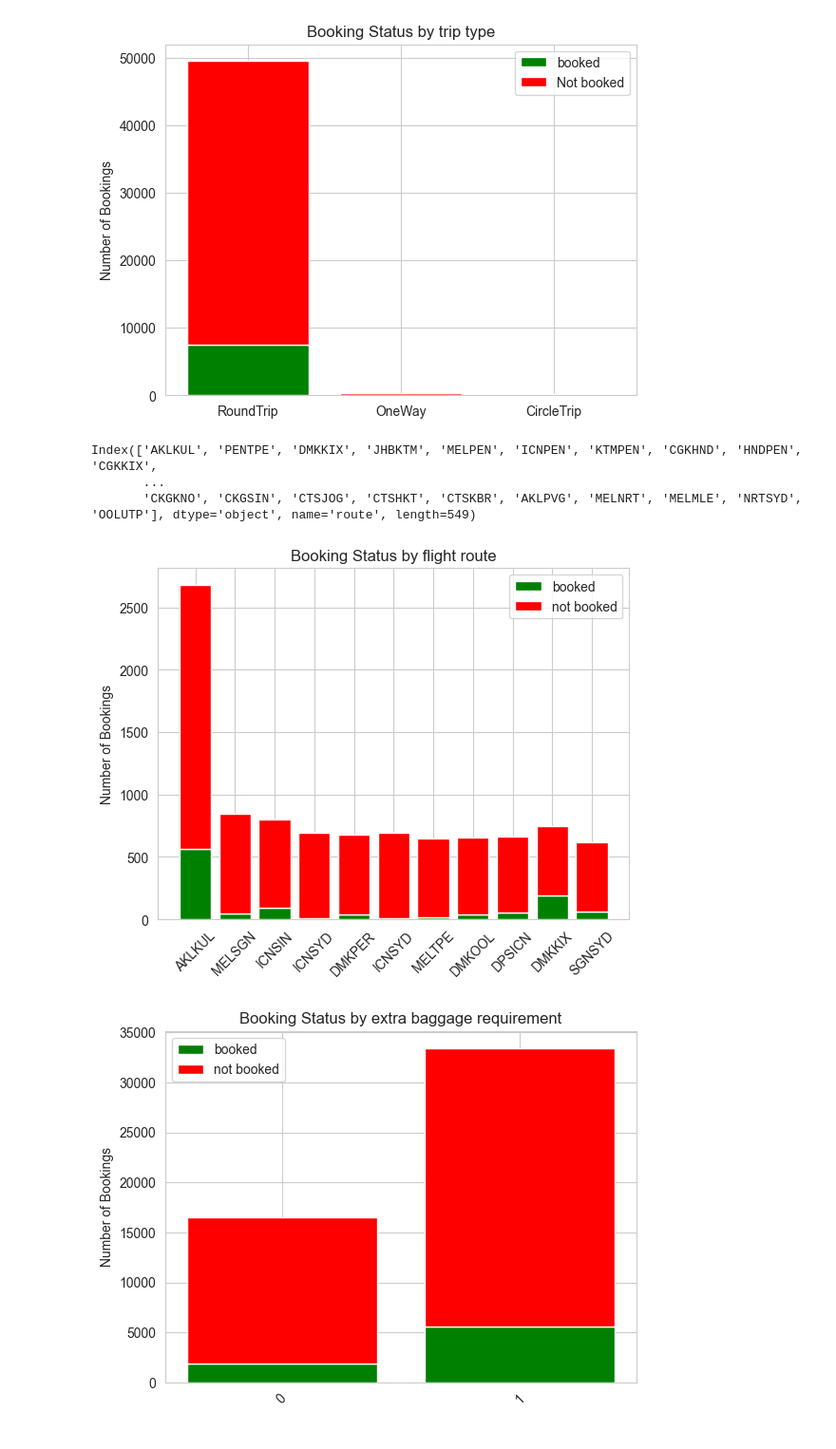
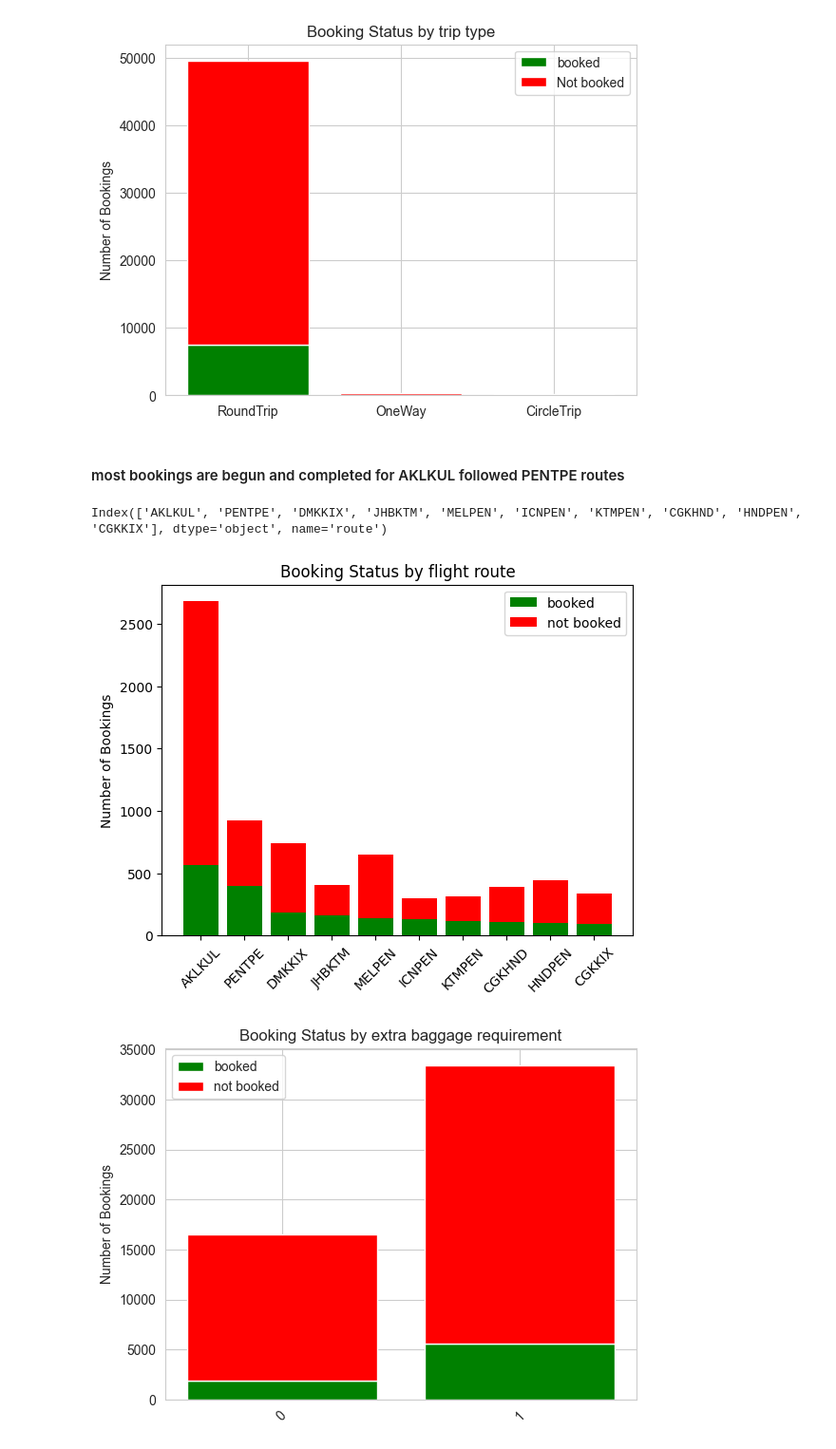
Before and after one commit to nickgeorgemathew/customer-booking-analysis, a Jupyter notebook: customer_booking_analysis.ipynb, the cells around one changed output. Shown at 95% size. Cells and saved outputs as stored; diff of their text form; code cells hidden in the pictures.

```diff
--- a/customer_booking_analysis.ipynb
+++ b/customer_booking_analysis.ipynb
@@ -528,29 +522,29 @@ plt.legend()
 plt.show()
 # %% [output]
 [figure]
+# %% [markdown]
+#### most bookings are begun and completed for AKLKUL followed PENTPE routes
 # %%
-complete['route'].value_counts().index
+complete['route'].value_counts().head(10).index
 # %% [output]
-Index(['AKLKUL', 'PENTPE', 'DMKKIX', 'JHBKTM', 'MELPEN', 'ICNPEN', 'KTMPEN', 'CGKHND', 'HNDPEN', 'CGKKIX',
-       ...
-       'CKGKNO', 'CKGSIN', 'CTSJOG', 'CTSHKT', 'CTSKBR', 'AKLPVG', 'MELNRT', 'MELMLE', 'NRTSYD', 'OOLUTP'], dtype='object', name='route', length=549)
+Index(['AKLKUL', 'PENTPE', 'DMKKIX', 'JHBKTM', 'MELPEN', 'ICNPEN', 'KTMPEN', 'CGKHND', 'HNDPEN', 'CGKKIX'], dtype='object', name='route')
 # %%
 completed_counts=complete['route'].value_counts()
 not_booked_counts=booking_not_complete['route'].value_counts()
-label=['AKLKUL','MELSGN','ICNSIN','ICNSYD','DMKPER','ICNSYD', 'MELTPE', 'DMKOOL', 'DPSICN', 'DMKKIX', 'SGNSYD',]
+label=['AKLKUL', 'PENTPE', 'DMKKIX', 'JHBKTM', 'MELPEN', 'ICNPEN', 'KTMPEN', 'CGKHND', 'HNDPEN', 'CGKKIX']
 booked=[completed_counts.get(labels,0) for labels in label]
 not_booked=[not_booked_counts.get(labels,0)for labels in label]
 x=range(len(label))
 plt.Figure(figsize=(20,20))
 plt.bar(x,booked,label='booked',color='green')
 plt.bar(x,not_booked,bottom=booked,label='not booked',color='red')
 plt.xticks(x,label,rotation=45)
 plt.ylabel('Number of Bookings')
 plt.title('Booking Status by flight route')
 plt.legend()
 plt.show()
 # %% [output]
-[figure, old version]
+[figure, new version]
 # %%
 completed_counts=complete['wants_extra_baggage'].value_counts()
 not_booked_counts=booking_not_complete['wants_extra_baggage'].value_counts()
```
Also changed, not shown: parts of 5 cells of this notebook.
